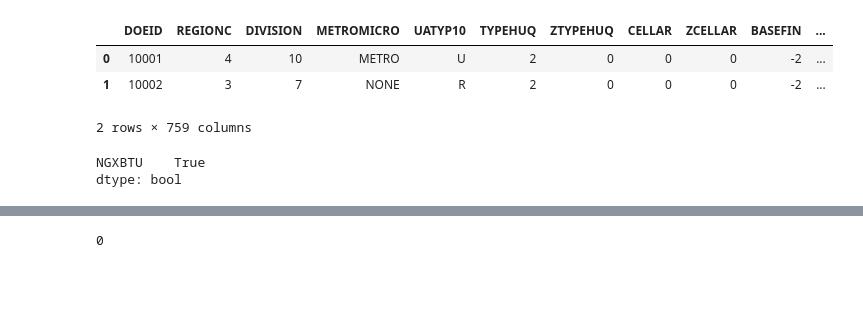
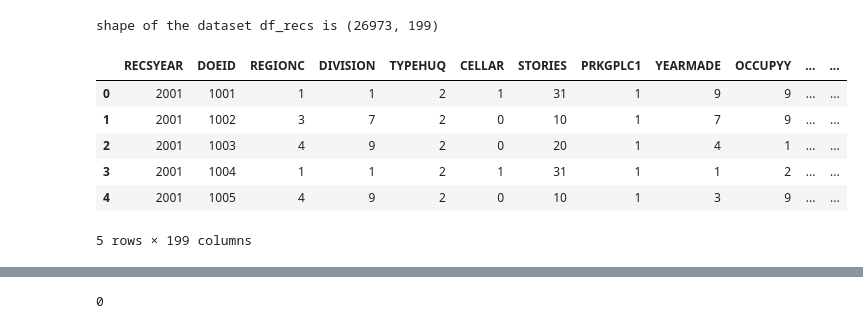
Before and after one commit to sigmanudude/ResidentialEnergyPrediction, a Jupyter notebook: Explore2015Data.ipynb, the cells around one changed output, grey strips where cells are left out. Cells and saved outputs as stored; diff of their text form; code cells hidden in the pictures; blank space fills up the shorter version.

```diff
--- a/Explore2015Data.ipynb
+++ b/Explore2015Data.ipynb
@@ -13,7 +26,0 @@ df = pd.read_csv(os.path.join(dataFilePath, filename), low_memory= False)
-# %%
-df.head(2)
-# %% [output]
-|  | DOEID | REGIONC | DIVISION | METROMICRO | UATYP10 | TYPEHUQ | ZTYPEHUQ | CELLAR | ZCELLAR | BASEFIN | ... |
-| 0 | 10001 | 4 | 10 | METRO | U | 2 | 0 | 0 | 0 | -2 | ... |
-| 1 | 10002 | 3 | 7 | NONE | R | 2 | 0 | 0 | 0 | -2 | ... |
-2 rows × 759 columns
@@ -22,5 +27,16 @@ df_nan = df[df.isnull().values]
-# %%
-df.isna().any()[lambda x: x]
-# %% [output]
-NGXBTU    True
-dtype: bool
+# %%
+# Start Data Exploration
+print(f"shape of the dataset df_recs is {df_recs.shape}")
+
+# print the dtypes
+set_option("precision", 1)
+df_recs.head()
+# %% [output]
+shape of the dataset df_recs is (26973, 199)
+|  | RECSYEAR | DOEID | REGIONC | DIVISION | TYPEHUQ | CELLAR | STORIES | PRKGPLC1 | YEARMADE | OCCUPYY | ... | ... |
+| 0 | 2001 | 1001 | 1 | 1 | 2 | 1 | 31 | 1 | 9 | 9 | ... | ... |
+| 1 | 2001 | 1002 | 3 | 7 | 2 | 0 | 10 | 1 | 7 | 9 | ... | ... |
+| 2 | 2001 | 1003 | 4 | 9 | 2 | 0 | 20 | 1 | 4 | 1 | ... | ... |
+| 3 | 2001 | 1004 | 1 | 1 | 2 | 1 | 31 | 1 | 1 | 2 | ... | ... |
+| 4 | 2001 | 1005 | 4 | 9 | 2 | 0 | 10 | 1 | 3 | 9 | ... | ... |
+5 rows × 199 columns
```
Also changed, not shown: parts of 8 cells of this notebook, 2 other files.
